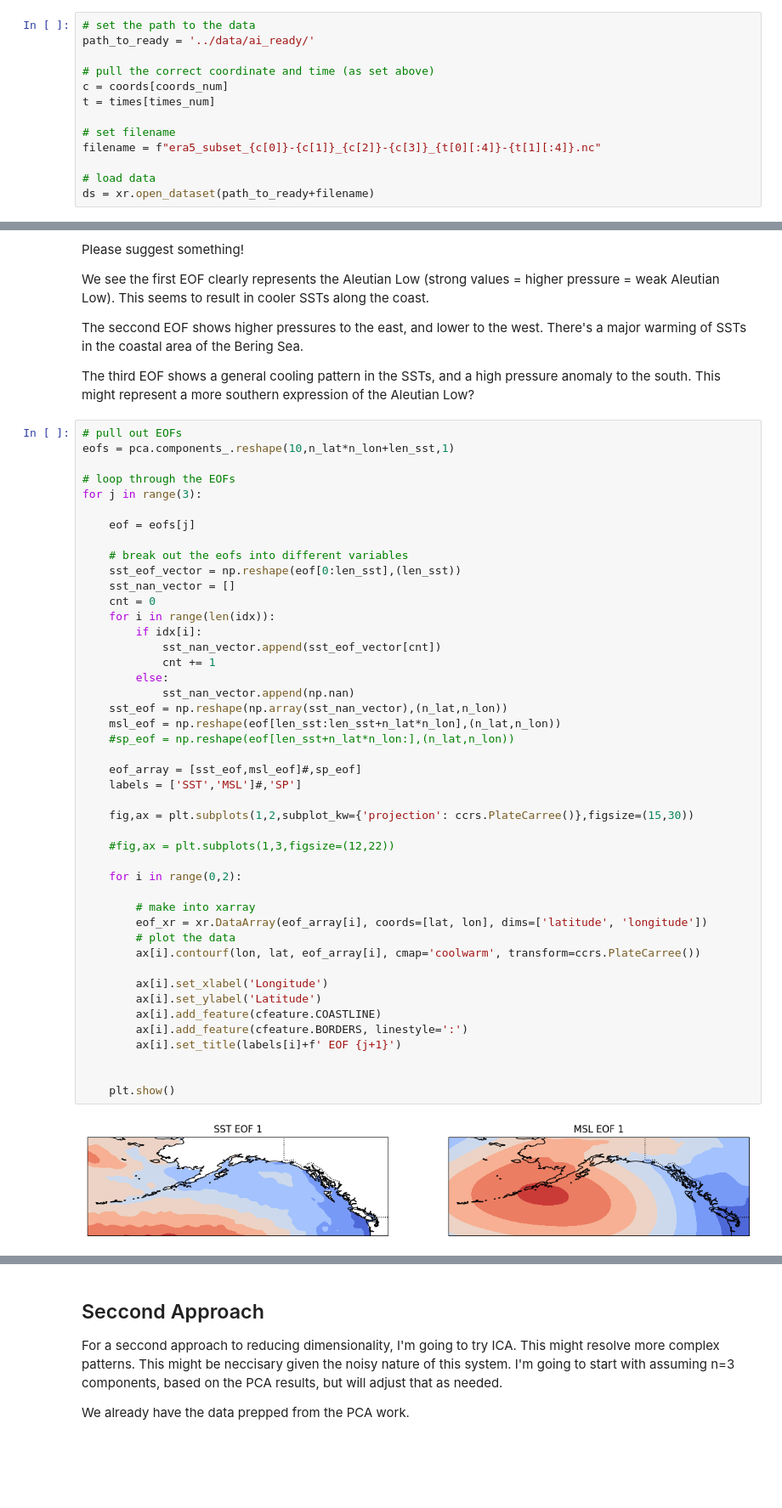
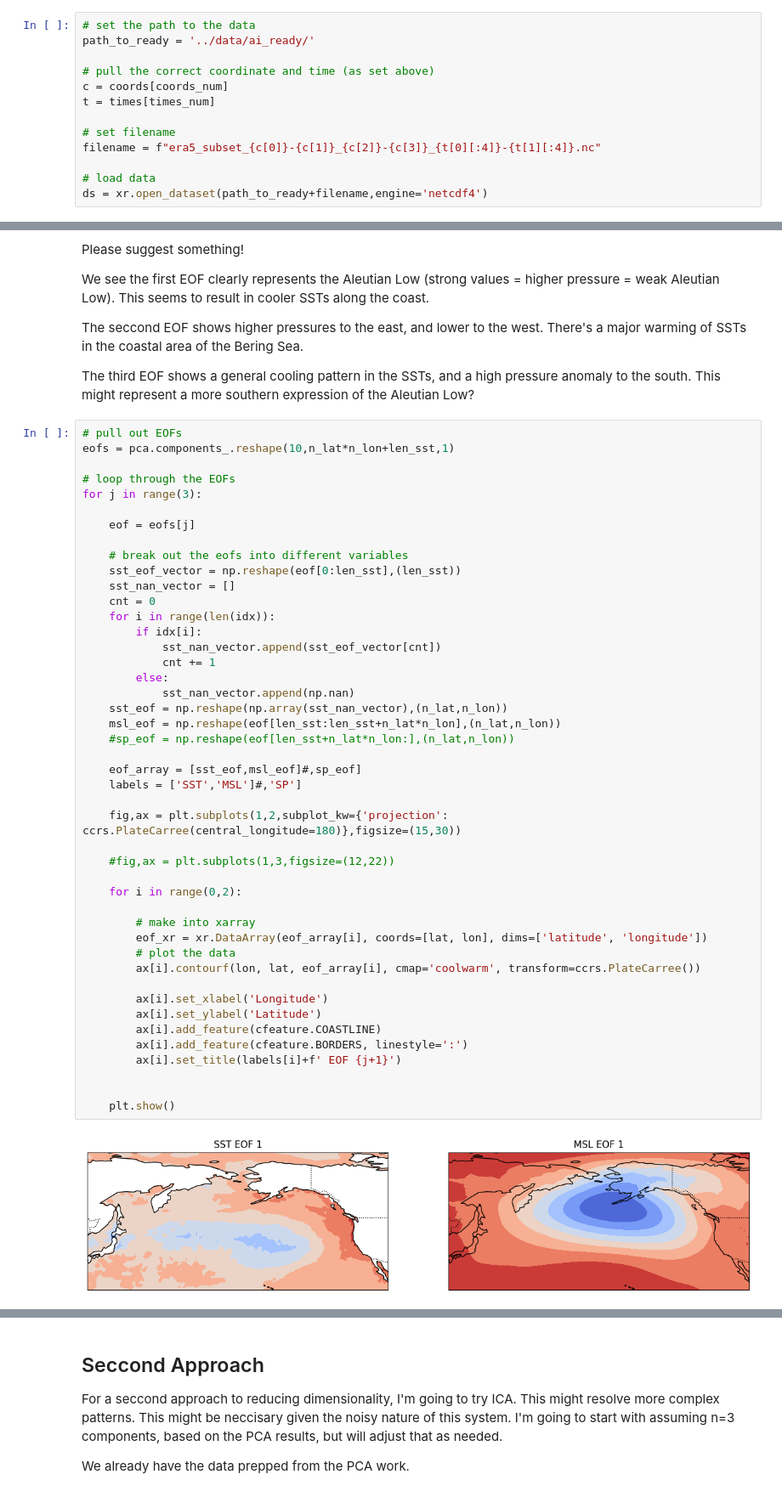
Before and after one commit to liamkirkpatrick/ess469_final, a Jupyter notebook: notebooks-part1/Dimensionality_Reduction.ipynb, the cells around one changed output, grey strips where cells are left out. Shown: that part at 85% size. Drawn from its saved outputs; the diff is of its cells as text; blank space fills up the shorter version.

```diff
--- a/notebooks-part1/Dimensionality_Reduction.ipynb
+++ b/notebooks-part1/Dimensionality_Reduction.ipynb
@@ -52,7 +52,7 @@ t = times[times_num]
 filename = f"era5_subset_{c[0]}-{c[1]}_{c[2]}-{c[3]}_{t[0][:4]}-{t[1][:4]}.nc"
 
 # load data
-ds = xr.open_dataset(path_to_ready+filename)
+ds = xr.open_dataset(path_to_ready+filename,engine='netcdf4')
 # %% [markdown]
 ## Dimension Reduction #1 - PC Analysis
 
@@ -167,32 +166,32 @@ for j in range(3):
             sst_nan_vector.append(sst_eof_vector[cnt])
             cnt += 1
         else:
             sst_nan_vector.append(np.nan)
     sst_eof = np.reshape(np.array(sst_nan_vector),(n_lat,n_lon))
     msl_eof = np.reshape(eof[len_sst:len_sst+n_lat*n_lon],(n_lat,n_lon))
     #sp_eof = np.reshape(eof[len_sst+n_lat*n_lon:],(n_lat,n_lon))
 
     eof_array = [sst_eof,msl_eof]#,sp_eof]
     labels = ['SST','MSL']#,'SP']
 
-    fig,ax = plt.subplots(1,2,subplot_kw={'projection': ccrs.PlateCarree()},figsize=(15,30))
+    fig,ax = plt.subplots(1,2,subplot_kw={'projection': ccrs.PlateCarree(central_longitude=180)},figsize=(15,30))
 
     #fig,ax = plt.subplots(1,3,figsize=(12,22))
 
     for i in range(0,2):
 
         # make into xarray
         eof_xr = xr.DataArray(eof_array[i], coords=[lat, lon], dims=['latitude', 'longitude'])
         # plot the data
         ax[i].contourf(lon, lat, eof_array[i], cmap='coolwarm', transform=ccrs.PlateCarree())
 
         ax[i].set_xlabel('Longitude')
         ax[i].set_ylabel('Latitude')
         ax[i].add_feature(cfeature.COASTLINE)
         ax[i].add_feature(cfeature.BORDERS, linestyle=':')
         ax[i].set_title(labels[i]+f' EOF {j+1}')
 
 
     plt.show()
 # %% [output]
-[figure, old version]
+[figure, new version]
```
Also changed, not shown: parts of 18 cells of this notebook, 3 other files.
